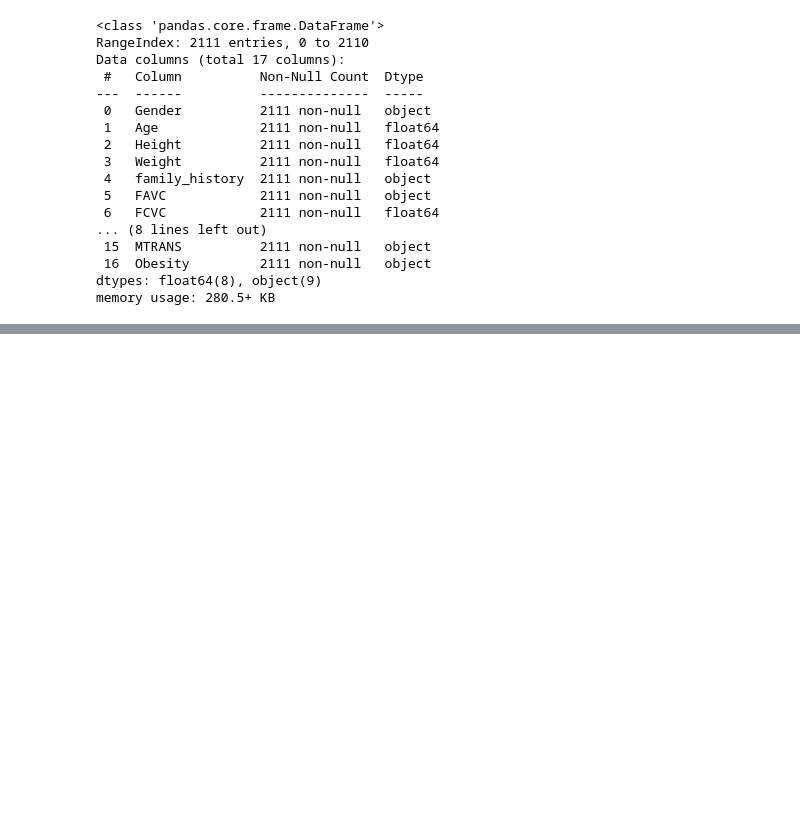
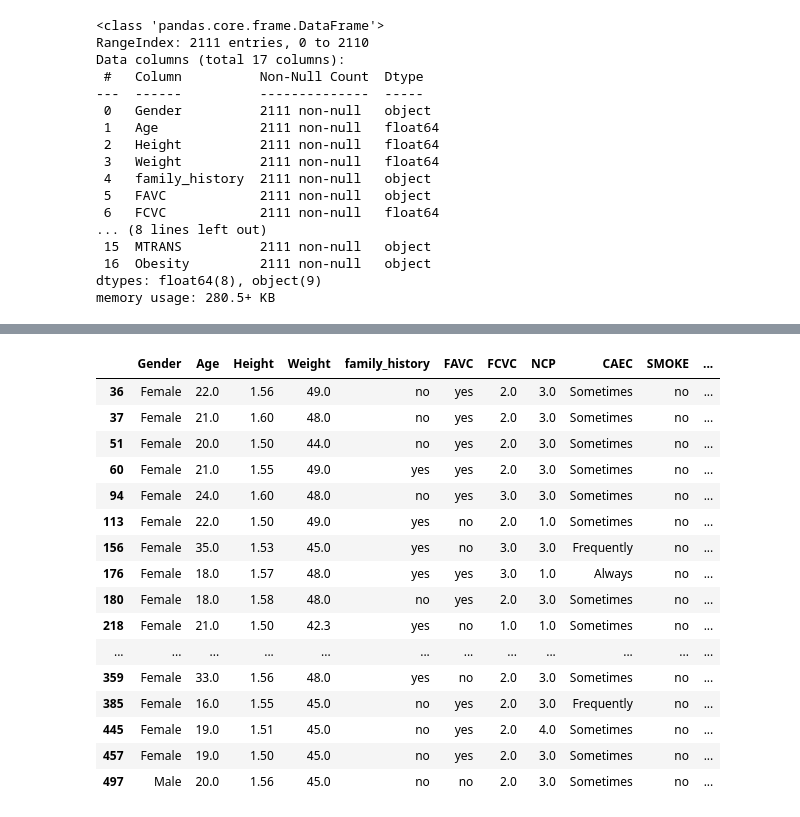
Before and after one commit to MANOJREDDY22KAKI/sample, a Jupyter notebook: PandasBasics.ipynb, the cells around one changed output, grey strips where cells are left out. Saved outputs shown, nothing was run; the diff lists cells and outputs as text; code cells hidden in the pictures; blank space fills up the shorter version.

```diff
--- a/PandasBasics.ipynb
+++ b/PandasBasics.ipynb
@@ -161,0 +336,20 @@ memory usage: 280.5+ KB
+# %%
+obesity_data.loc[(obesity_data['Weight']<50) & (obesity_data['Obesity'] == 'Normal_Weight')]
+# %% [output]
+|  | Gender | Age | Height | Weight | family_history | FAVC | FCVC | NCP | CAEC | SMOKE | ... |
+| 36 | Female | 22.0 | 1.56 | 49.0 | no | yes | 2.0 | 3.0 | Sometimes | no | ... |
+| 37 | Female | 21.0 | 1.60 | 48.0 | no | yes | 2.0 | 3.0 | Sometimes | no | ... |
+| 51 | Female | 20.0 | 1.50 | 44.0 | no | yes | 2.0 | 3.0 | Sometimes | no | ... |
+| 60 | Female | 21.0 | 1.55 | 49.0 | yes | yes | 2.0 | 3.0 | Sometimes | no | ... |
+| 94 | Female | 24.0 | 1.60 | 48.0 | no | yes | 3.0 | 3.0 | Sometimes | no | ... |
+| 113 | Female | 22.0 | 1.50 | 49.0 | yes | no | 2.0 | 1.0 | Sometimes | no | ... |
+| 156 | Female | 35.0 | 1.53 | 45.0 | yes | no | 3.0 | 3.0 | Frequently | no | ... |
+| 176 | Female | 18.0 | 1.57 | 48.0 | yes | yes | 3.0 | 1.0 | Always | no | ... |
+| 180 | Female | 18.0 | 1.58 | 48.0 | no | yes | 2.0 | 3.0 | Sometimes | no | ... |
+| 218 | Female | 21.0 | 1.50 | 42.3 | yes | no | 1.0 | 1.0 | Sometimes | no | ... |
+| ... | ... | ... | ... | ... | ... | ... | ... | ... | ... | ... | ... |
+| 359 | Female | 33.0 | 1.56 | 48.0 | yes | no | 2.0 | 3.0 | Sometimes | no | ... |
+| 385 | Female | 16.0 | 1.55 | 45.0 | no | yes | 2.0 | 3.0 | Frequently | no | ... |
+| 445 | Female | 19.0 | 1.51 | 45.0 | no | yes | 2.0 | 4.0 | Sometimes | no | ... |
+| 457 | Female | 19.0 | 1.50 | 45.0 | no | yes | 2.0 | 3.0 | Sometimes | no | ... |
+| 497 | Male | 20.0 | 1.56 | 45.0 | no | no | 2.0 | 3.0 | Sometimes | no | ... |
```
Also changed, not shown: parts of 74 cells of this notebook, 1 other file.
